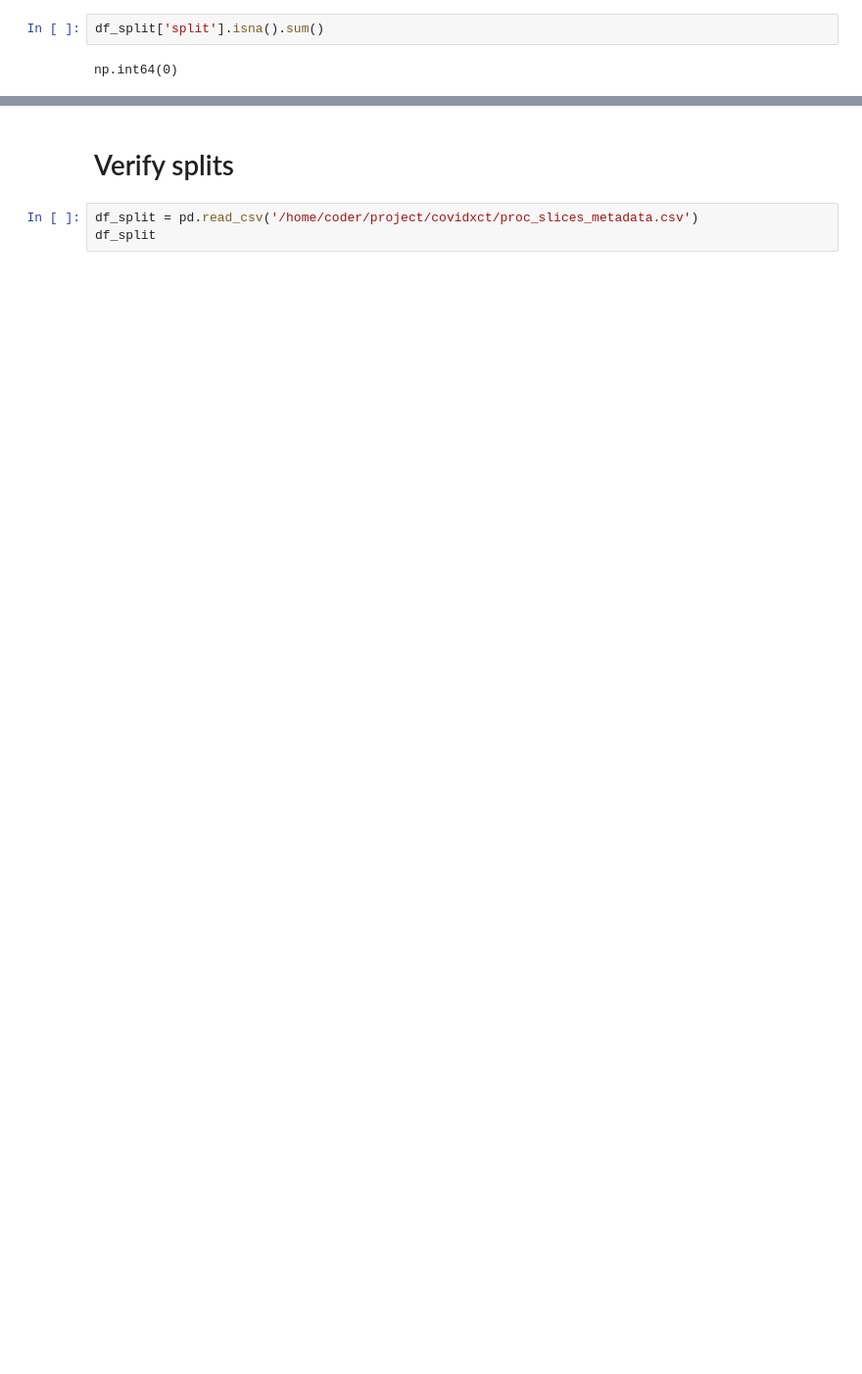
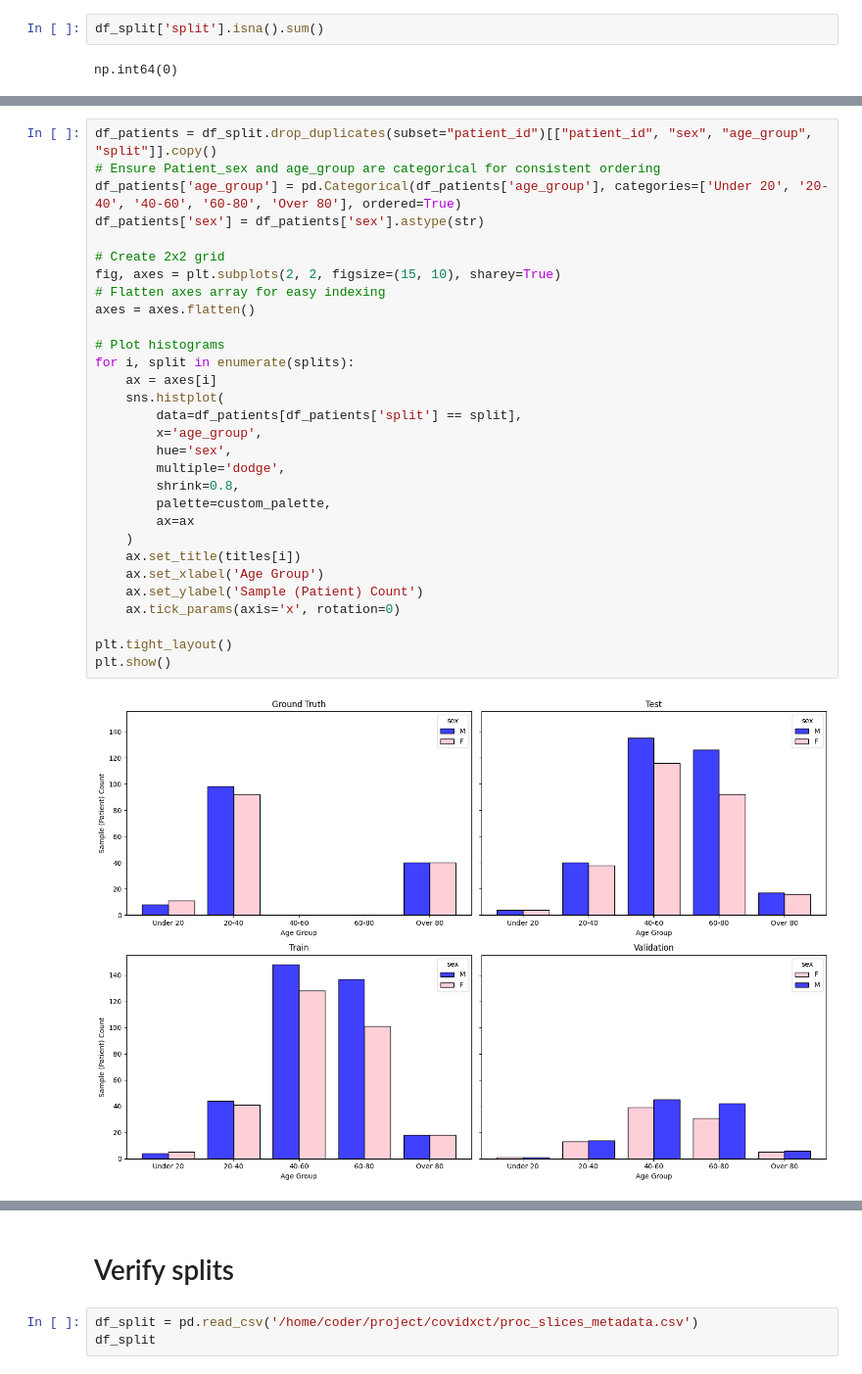
Before and after one commit to mireiafrt/master-thesis, a Jupyter notebook: notebooks/covid_metadata_eda.ipynb, the cells around one changed output, grey strips where cells are left out. Shown at 98% size. Cells and saved outputs as stored; diff of their text form; blank space fills up the shorter version.

```diff
--- a/notebooks/covid_metadata_eda.ipynb
+++ b/notebooks/covid_metadata_eda.ipynb
@@ -786,3 +971,35 @@ plt.show()
+# %%
+df_patients = df_split.drop_duplicates(subset="patient_id")[["patient_id", "sex", "age_group", "split"]].copy()
+# Ensure Patient_sex and age_group are categorical for consistent ordering
+df_patients['age_group'] = pd.Categorical(df_patients['age_group'], categories=['Under 20', '20-40', '40-60', '60-80', 'Over 80'], ordered=True)
+df_patients['sex'] = df_patients['sex'].astype(str)
+
+# Create 2x2 grid
+fig, axes = plt.subplots(2, 2, figsize=(15, 10), sharey=True)
+# Flatten axes array for easy indexing
+axes = axes.flatten()
+
+# Plot histograms
+for i, split in enumerate(splits):
+    ax = axes[i]
+    sns.histplot(
+        data=df_patients[df_patients['split'] == split],
+        x='age_group',
+        hue='sex',
+        multiple='dodge',
+        shrink=0.8,
+        palette=custom_palette,
+        ax=ax
+    )
+    ax.set_title(titles[i])
+    ax.set_xlabel('Age Group')
+    ax.set_ylabel('Sample (Patient) Count')
+    ax.tick_params(axis='x', rotation=0)
+
+plt.tight_layout()
+plt.show()
+# %% [output]
+[figure, added]
 # %%
 df_split[df_split['split']=='ground_truth']['label'].value_counts(normalize=True)
 # %% [output]
```
Also changed, not shown: parts of 28 cells of this notebook, 1 other file.
